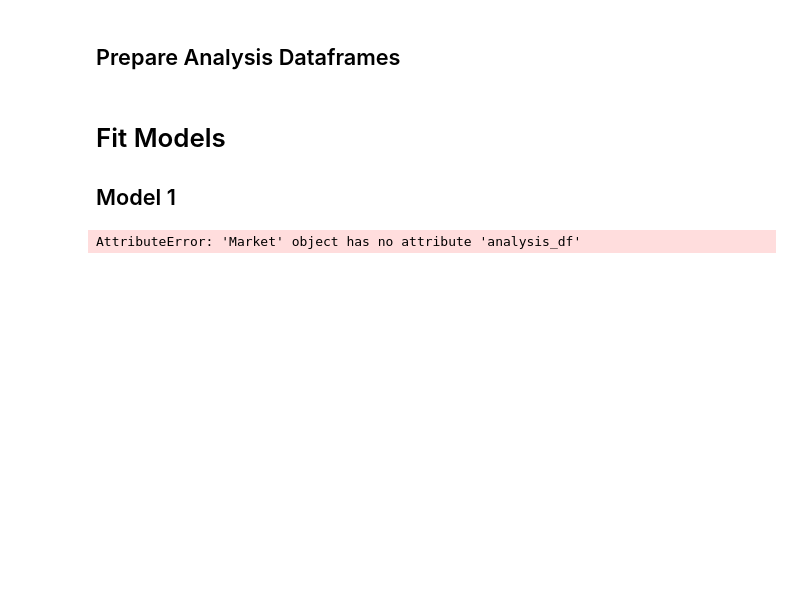
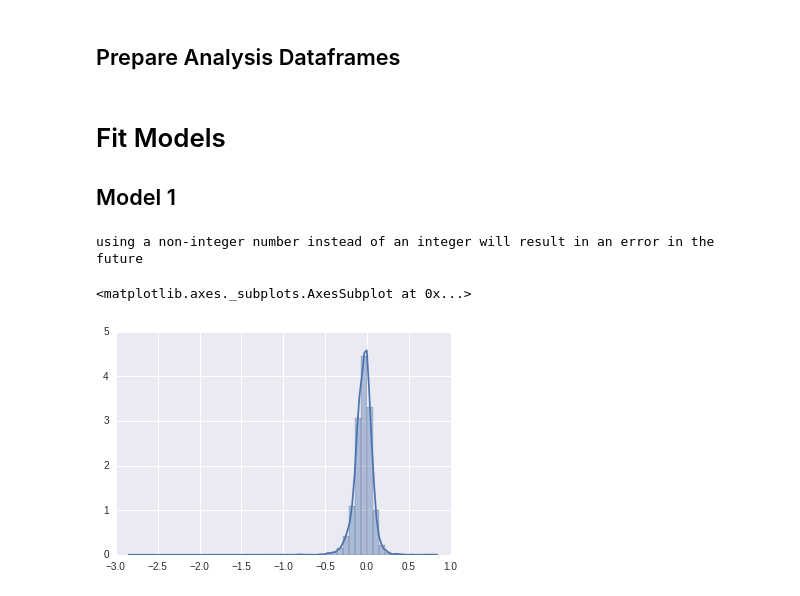
Before and after one commit to Anhmike/wmcm, a Jupyter notebook: ddm_tests/beta_full_universe.ipynb, the cells around one changed output. Drawn from its saved outputs; the diff is of its cells as text; code cells hidden in the pictures; blank space fills up the shorter version.

Commit message:
ran 6 models on all stocks

```diff
--- a/ddm_tests/beta_full_universe.ipynb
+++ b/ddm_tests/beta_full_universe.ipynb
@@ -91,12 +93,18 @@ for key in list(stocks.keys()): #list(stock.keys()) allows you to delete while i
         stocks[key].analysis_df = stocks[key].adj_returns
         stocks[key].analysis_df['lagged_ret_cc'] = stocks[key].analysis_df['ret_cc'].shift(1)
         stocks[key].analysis_df = stocks[key].analysis_df.loc[(stocks[key].analysis_df['earnings_period'].shift(1)==False)]
+
+stocks['market'].analysis_df = stocks['market'].adj_returns
 # %% [markdown]
 # Fit Models
 ## Model 1
 # %%
-stocks.factor_model_all('ret_cc ~ ret_cc_market + lagged_ret_cc', filter_earnings=True)
+stocks.factor_model_all('ret_cc ~ ret_cc_market + lagged_ret_cc', filter_earnings=False)
 stocks.model_1 = stocks.results
-stocks.model_1['GOOG']
+plot_data = pd.DataFrame({stock : stocks.model_1[stock].params[2] for stock in stocks.keys() if stock != 'market'}, index=[0])
+plot_data = plot_data.transpose()
+sns.distplot(plot_data)
 # %% [output]
-AttributeError: 'Market' object has no attribute 'analysis_df'
+using a non-integer number instead of an integer will result in an error in the future
+<matplotlib.axes._subplots.AxesSubplot at 0x...>
+[figure, added]
```
Also changed, not shown: parts of 11 cells of this notebook.
